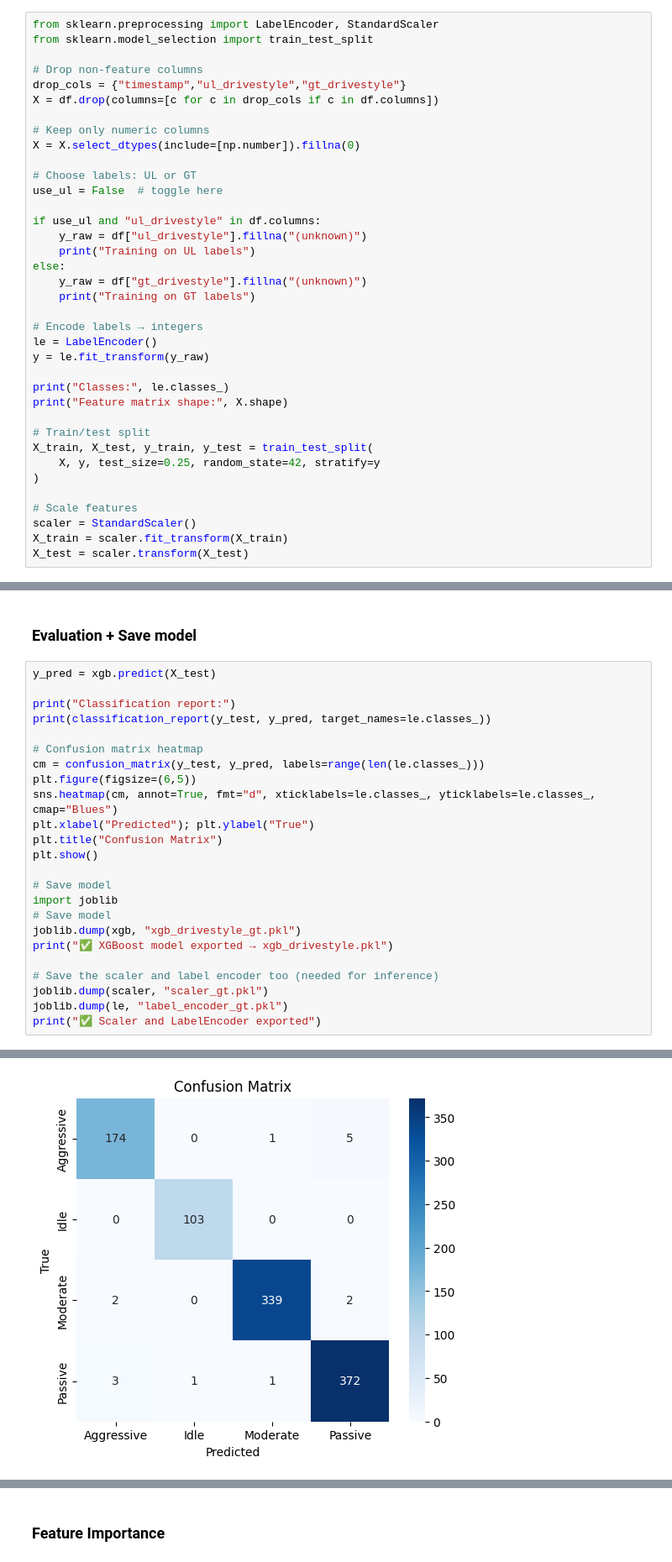
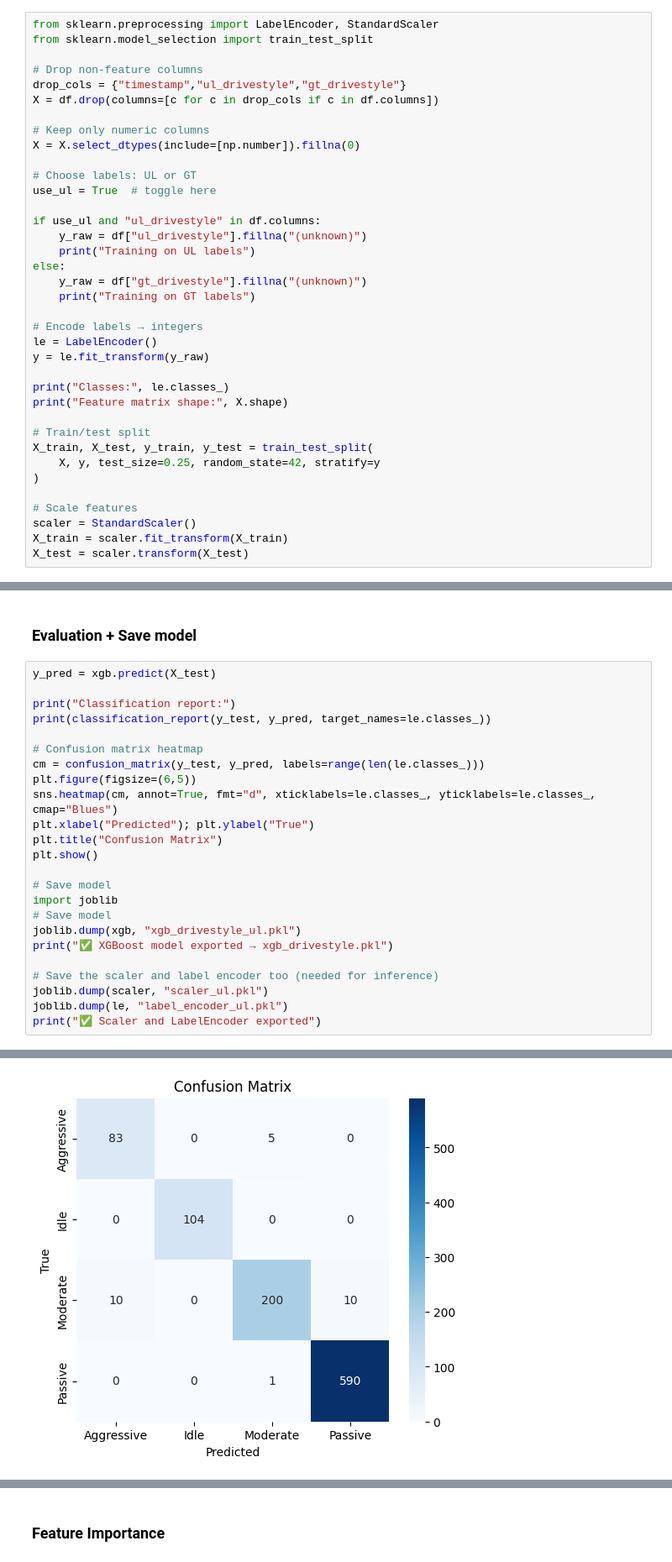
Before and after one commit to benty691/EAT40005, a Jupyter notebook: Jupyter_Notebook/W5S2.ipynb, the cells around one changed output, grey strips where cells are left out. Shown at 84% size. Saved outputs shown, nothing was run; the diff lists cells and outputs as text.

Commit message:
Upd w5s2 ipynb + plot evidence 16/9

```diff
--- a/Jupyter_Notebook/W5S2.ipynb
+++ b/Jupyter_Notebook/W5S2.ipynb
@@ -1375,7 +1570,7 @@ X = df.drop(columns=[c for c in drop_cols if c in df.columns])
 X = X.select_dtypes(include=[np.number]).fillna(0)
 
 # Choose labels: UL or GT
-use_ul = False  # toggle here
+use_ul = True  # toggle here
 
 if use_ul and "ul_drivestyle" in df.columns:
     y_raw = df["ul_drivestyle"].fillna("(unknown)")
@@ -1452,12 +1647,12 @@ plt.show()
 # Save model
 import joblib
 # Save model
-joblib.dump(xgb, "xgb_drivestyle_gt.pkl")
+joblib.dump(xgb, "xgb_drivestyle_ul.pkl")
 print("✅ XGBoost model exported → xgb_drivestyle.pkl")
 
 # Save the scaler and label encoder too (needed for inference)
-joblib.dump(scaler, "scaler_gt.pkl")
-joblib.dump(le, "label_encoder_gt.pkl")
+joblib.dump(scaler, "scaler_ul.pkl")
+joblib.dump(le, "label_encoder_ul.pkl")
 print("✅ Scaler and LabelEncoder exported")
 # %% [output]
 Classification report:
@@ -1474,4 +1669,4 @@ weighted avg       0.99      0.99      0.99      1003
-[figure, old version]
+[figure, new version]
 ✅ XGBoost model exported → xgb_drivestyle.pkl
 ✅ Scaler and LabelEncoder exported
 # %% [markdown]
```
Also changed, not shown: parts of 11 cells of this notebook, 6 other files.
